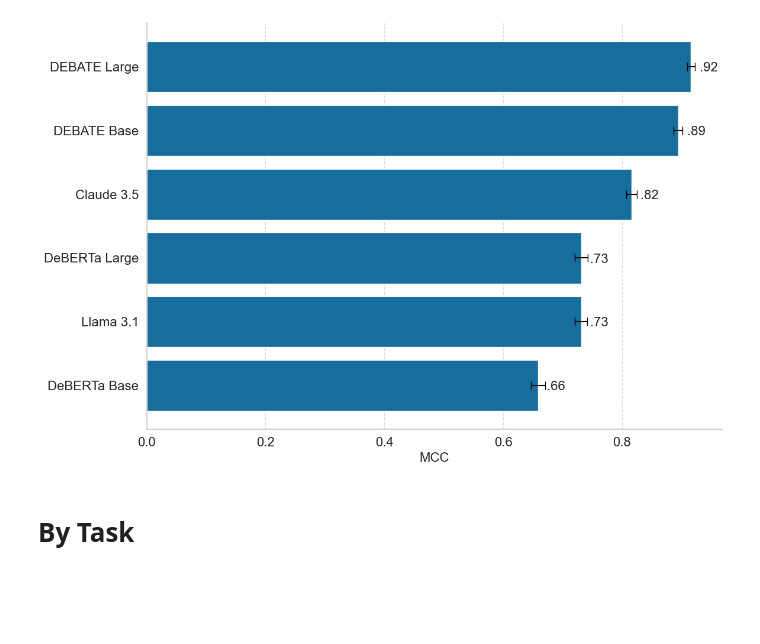
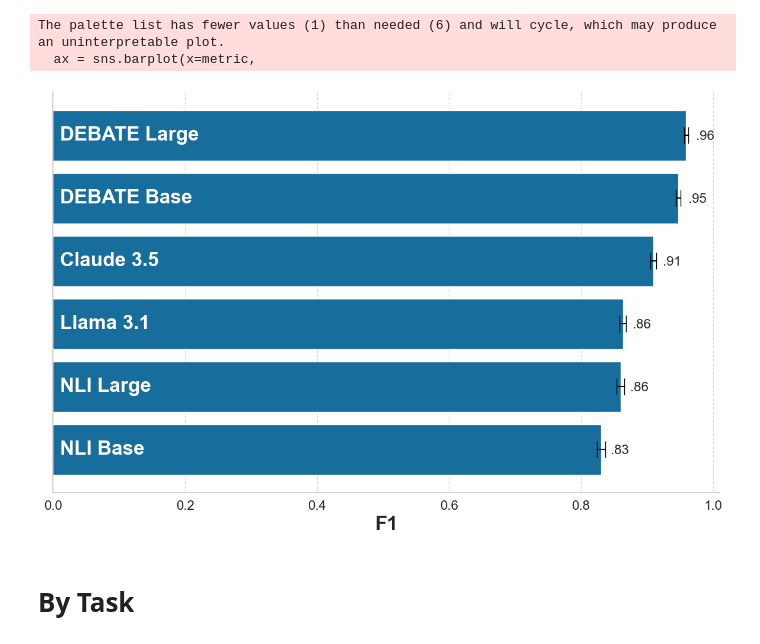
Before and after one commit to MLBurnham/pol_DEBATE, a Jupyter notebook: analysis/plots.ipynb, the cells around one changed output. Cells and saved outputs as stored; diff of their text form; code cells hidden in the pictures; blank space fills up the shorter version.

Commit message:
plots update

```diff
--- a/analysis/plots.ipynb
+++ b/analysis/plots.ipynb
@@ -55,58 +65,63 @@ df.replace({'NLI Base': 'DeBERTa Base',
 # %%
-import seaborn as sns
-import matplotlib.pyplot as plt
+metric = 'F1'
+task = 'overall'
 
-data = df[df['task'] == 'overall']
+data = df[df['Task'] == task].copy()
 # Sort the dataframe by MCC values in descending order
-data = data.sort_values('mcc', ascending=False)
+data = data.sort_values(metric, ascending=False)
 data.reset_index(drop = True, inplace = True)
 # Set the style and font scale
 sns.set_style("whitegrid")
 sns.set_context("notebook", font_scale=1.5)
 
-custom_palette = sns.color_palette("colorblind", len(data['task'].unique()))
+custom_palette = sns.color_palette("colorblind", len(data['Task'].unique()))
 
 # Create the bar plot
 plt.figure(figsize=(12, 8))
-ax = sns.barplot(x='mcc',
-                 y='model',
+ax = sns.barplot(x=metric,
+                 y='Model',
                  data=data,
-                 hue = 'task',
+                 hue = metric,
                  palette=custom_palette,
                  orient='h')
 
 # Add error bars
-plt.errorbar(x=data['mcc'], y=data.index, xerr=[data['mcc'] - data['lower'], data['upper'] - data['mcc']],
-             fmt='none', ecolor='black', capsize=5)
+plt.errorbar(x=data[metric], y=data.index, xerr=data[metric + '_SE']*1.96,
+             fmt='none', ecolor='black', capsize=10)
 
 # Add MCC values at the end of bars
-for i, v in enumerate(data['mcc']):
+for i, v in enumerate(data[metric]):
     ax.text(v+.015, i+.02, f'{v:.2f}'.lstrip('0'), va='center', fontsize=16)
 
+for i, label in enumerate(data['Model']):
+    ax.text(0.01, i, label, va='center', ha='left', color='white', fontweight='bold', fontsize=24)
+
 # Customize the plot
-plt.xlabel('MCC', fontsize=16)
+plt.xlabel(metric, fontweight='bold', fontsize=24)
 plt.ylabel('')  # Remove y-axis label
-
+ax.set_yticklabels([])
 # Increase font size of tick marks
 plt.tick_params(axis='both', which='major', labelsize=16)
 
 # Adjust the x-axis limit to accommodate the text
 #plt.xlim(0, max(data['mcc']) * 1.1)
 
 # Remove top and right spines
 sns.despine(top=True, right=True)
 
 # Remove vertical grid lines
 plt.grid(axis='x', linestyle='--', alpha=0.7)
 plt.grid(axis='y', linestyle='')
 legend = plt.legend()
 legend.remove()
 
 # Show the plot
 plt.tight_layout()
-plt.savefig('plots/test_overall.png')
+plt.savefig(r'../plots/test_overall_{}.png'.format(metric), dpi = 300)
 plt.show()
 # %% [output]
+The palette list has fewer values (1) than needed (6) and will cycle, which may produce an uninterpretable plot.
+  ax = sns.barplot(x=metric,
-[figure, old version]
+[figure, new version]
 # %% [markdown]
 # By Task
```
Also changed, not shown: parts of 12 cells of this notebook, 3 other files.
